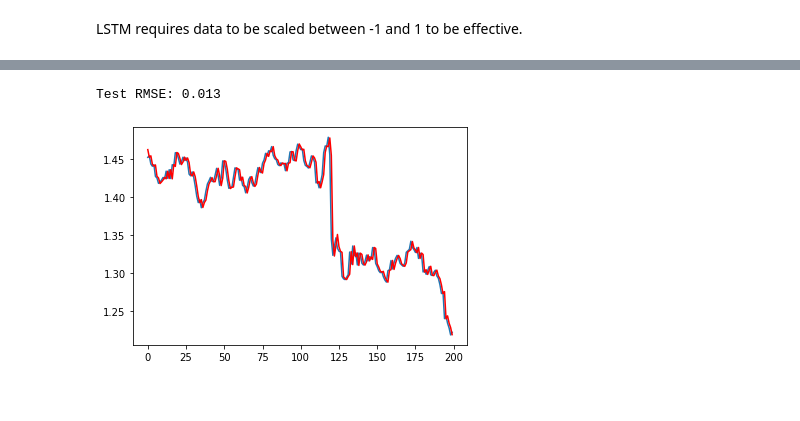
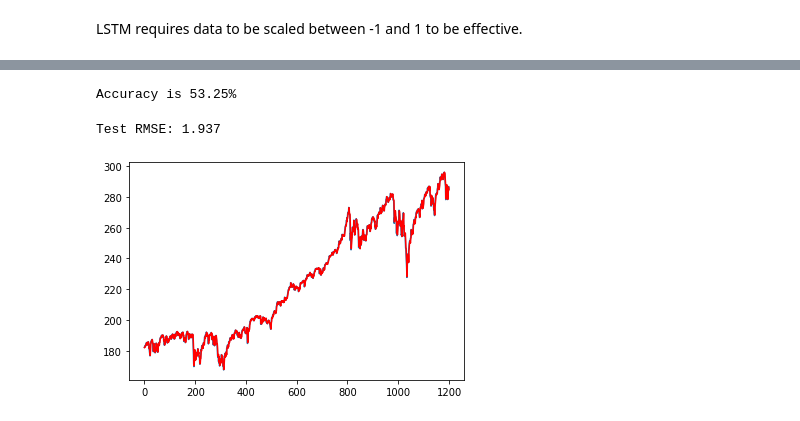
Before and after one commit to upathare1/Bitcoin-Price-Prediction, a Jupyter notebook: Algorithms/LSTM.ipynb, the cells around one changed output, grey strips where cells are left out. Drawn from its saved outputs; the diff is of its cells as text; code cells hidden in the pictures.

```diff
--- a/Algorithms/LSTM.ipynb
+++ b/Algorithms/LSTM.ipynb
@@ -29,7 +29,7 @@ def timeseries_to_supervised(data, lag=1):
 
 # load dataset
 series = read_csv(
-    os.path.join(data_dir, "GBPUSD=X.csv"),
+    os.path.join("SPY.csv"),
     header=0,
     parse_dates=[0],
     index_col=0,
@@ -175,23 +193,28 @@ Mean Square Error: 0.0084297834498417
+# %%
+accuracy = numpy.sum(numpy.sign(predictions_ret) == numpy.sign(actuals_ret))/len(predictions)
+print("Accuracy is {}%".format(accuracy*100))
+# %% [output]
+Accuracy is 53.25%
 # %%
 X = series.values
 size = -1200
-train, test = X[0:size], X[size:(size+200)]
+train, test = X[0:size], X[size:]
 history = [x for x in train]
 predictions = list()
 for t in range(len(test)):
     model = ARIMA(history, order=(5,1,0))
     model_fit = model.fit(disp=0)
     output = model_fit.forecast()
     yhat = output[0]
     predictions.append(yhat)
     obs = test[t]
     history.append(obs)
 error = mean_squared_error(test, predictions)
 print('Test RMSE: %.3f' % numpy.sqrt(error))
 # plot
 plt.plot(test)
 plt.plot(predictions, color='red')
 plt.show()
 # %% [output]
-Test RMSE: 0.013
+Test RMSE: 1.937
-[figure, old version]
+[figure, new version]
```
Also changed, not shown: parts of 17 cells of this notebook.
